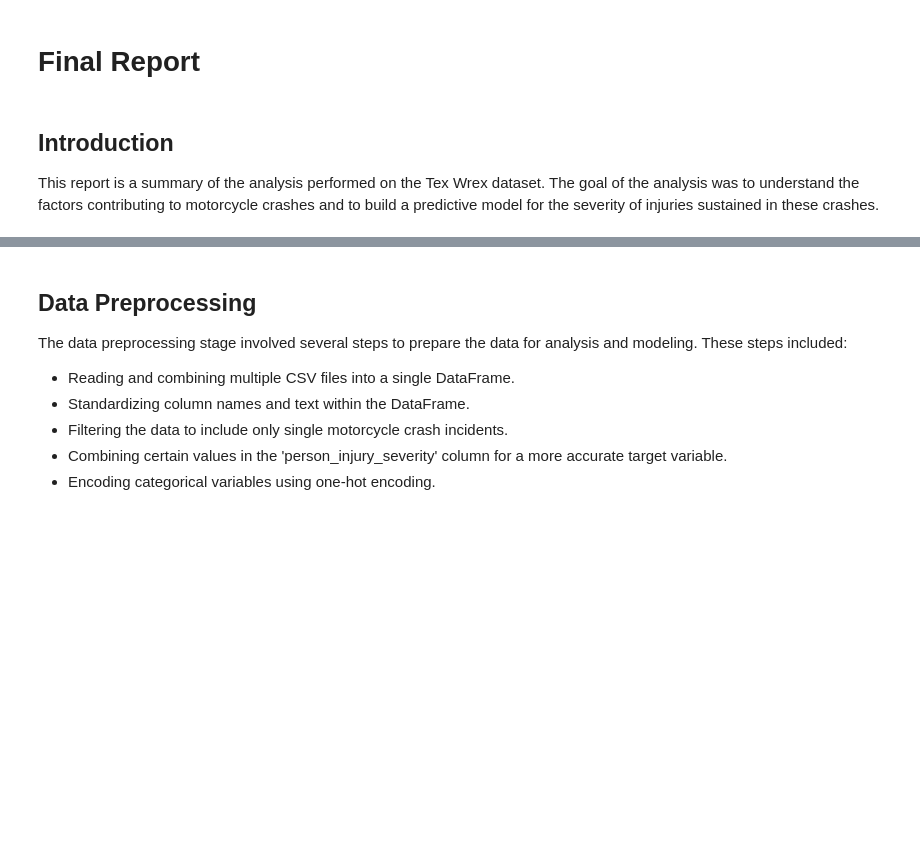
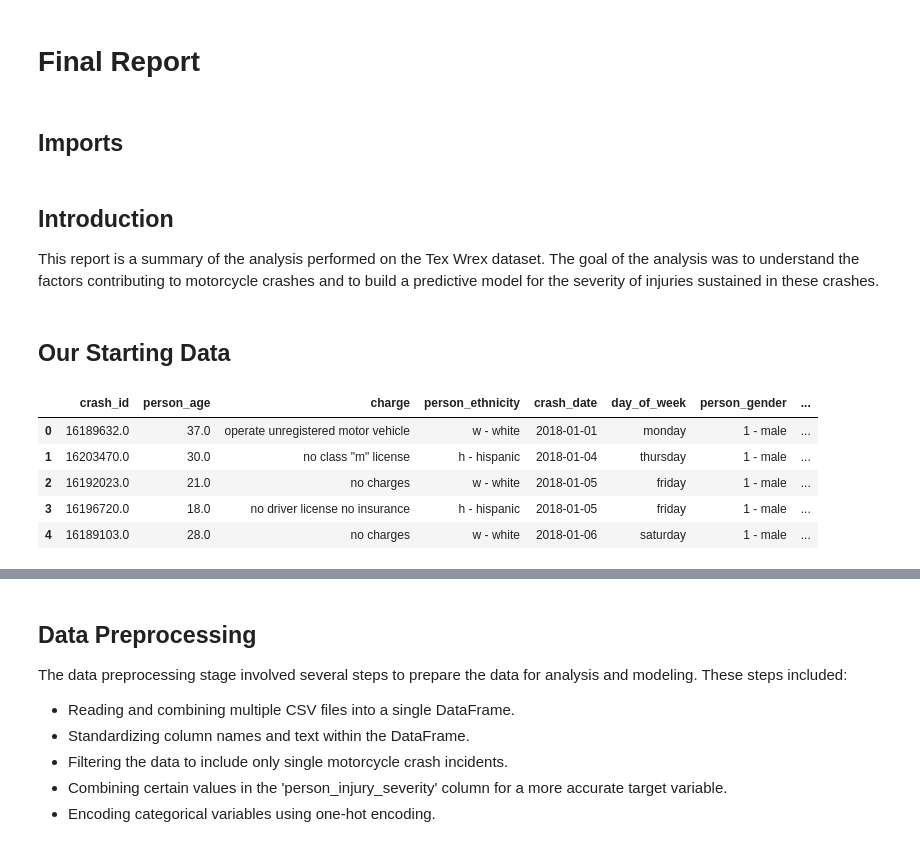
Before and after one commit to tex-wrex/tex-wrex, a Jupyter notebook: Final_work/final_report.ipynb, the cells around one changed output, grey strips where cells are left out. Cells and saved outputs as stored; diff of their text form; code cells hidden in the pictures; blank space fills up the shorter version.

```diff
--- a/Final_work/final_report.ipynb
+++ b/Final_work/final_report.ipynb
@@ -1,6 +1,34 @@
 # %% [markdown]
 # Final Report
+# %% [markdown]
+## **Imports**
+# %%
+# importing libraries
+import numpy as np
+import matplotlib.pyplot as plt
+import seaborn as sns
+import pandas as pd
+
+# importing .py modules
+import wrangle as w
+
+
+# pandas settings
+pd.set_option('display.max_columns' ,None)
 # %% [markdown]
 ## Introduction
 
 This report is a summary of the analysis performed on the Tex Wrex dataset. The goal of the analysis was to understand the factors contributing to motorcycle crashes and to build a predictive model for the severity of injuries sustained in these crashes.
+# %% [markdown]
+## **Our Starting Data**
+# %%
+df = w.acquire_motocycle_data()
+# %%
+df.head()
+# %% [output]
+|  | crash_id | person_age | charge | person_ethnicity | crash_date | day_of_week | person_gender | ... |
+| 0 | 16189632.0 | 37.0 | operate unregistered motor vehicle | w - white | 2018-01-01 | monday | 1 - male | ... |
+| 1 | 16203470.0 | 30.0 | no class "m" license | h - hispanic | 2018-01-04 | thursday | 1 - male | ... |
+| 2 | 16192023.0 | 21.0 | no charges | w - white | 2018-01-05 | friday | 1 - male | ... |
+| 3 | 16196720.0 | 18.0 | no driver license no insurance | h - hispanic | 2018-01-05 | friday | 1 - male | ... |
+| 4 | 16189103.0 | 28.0 | no charges | w - white | 2018-01-06 | saturday | 1 - male | ... |
```
Also changed, not shown: parts of 1 cell of this notebook, 1 other file.
